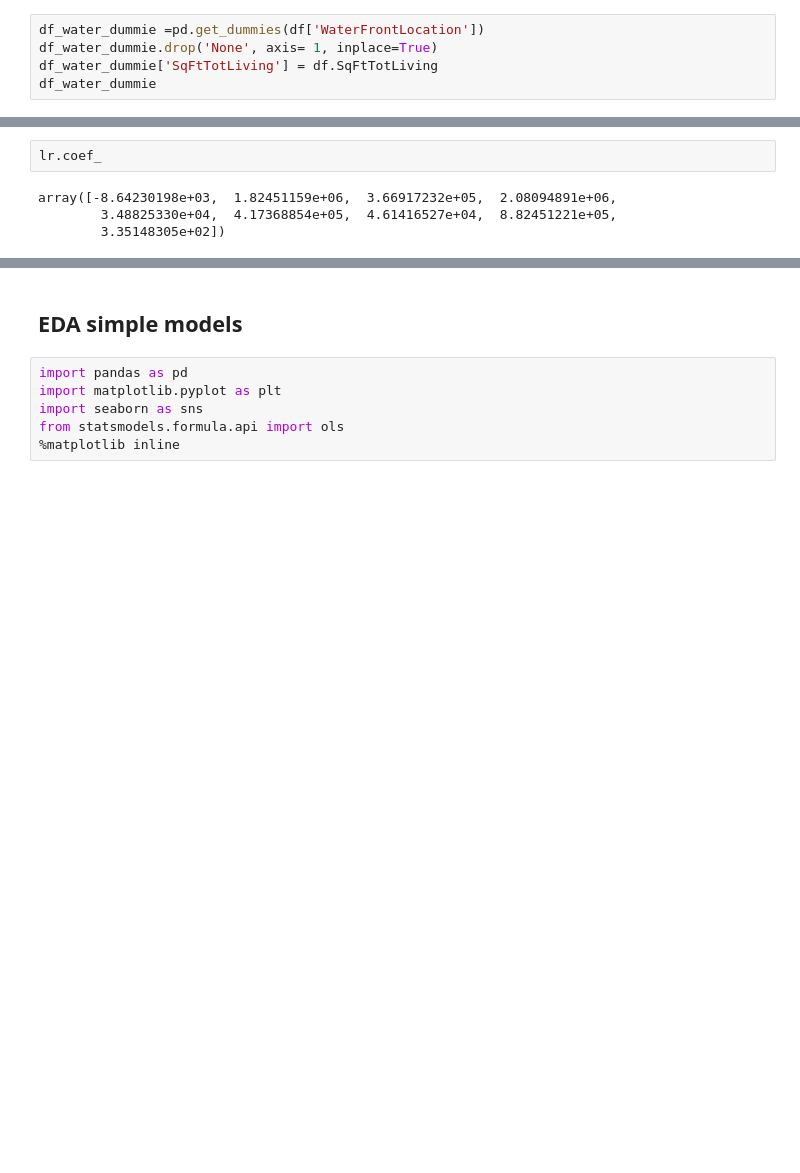
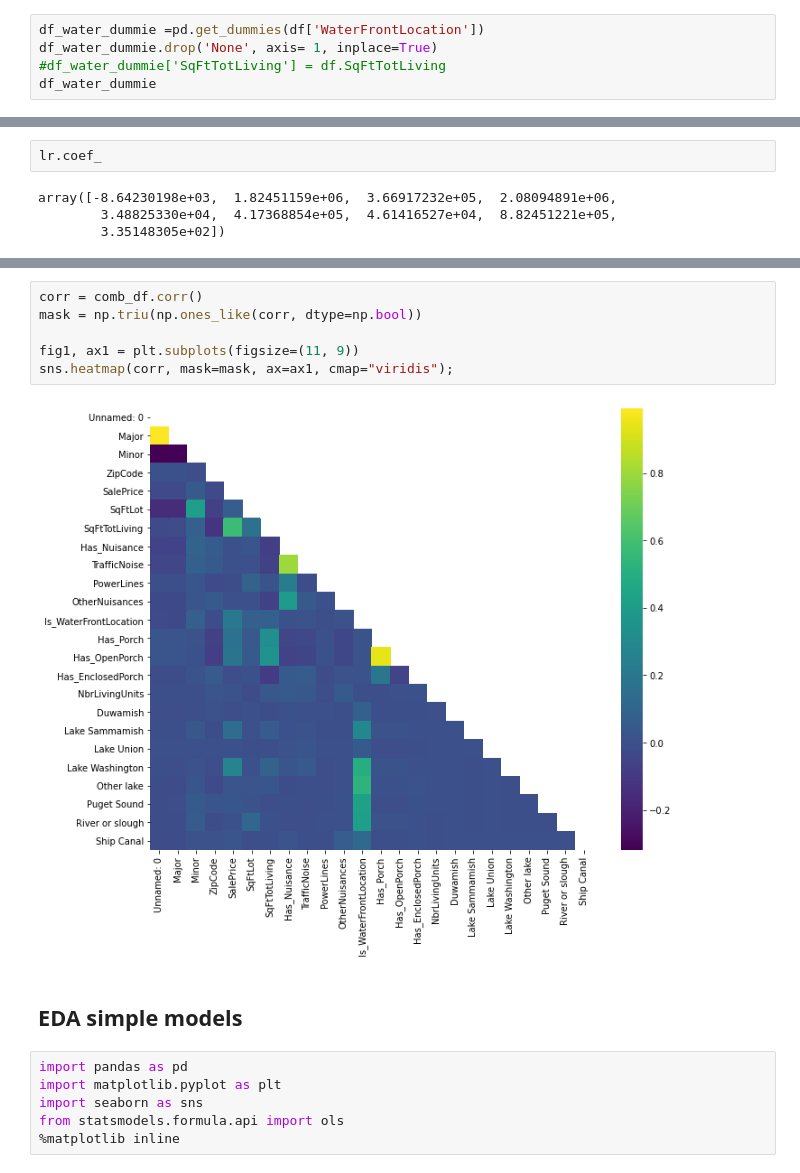
Before and after one commit to angelicacodes/phase_2_project_chicago-sf-seattle-ds-082420, a Jupyter notebook: notebooks/eda/Angelica_EDA2.ipynb, the cells around one changed output, grey strips where cells are left out. Saved outputs shown, nothing was run; the diff lists cells and outputs as text; blank space fills up the shorter version.

```diff
--- a/notebooks/eda/Angelica_EDA2.ipynb
+++ b/notebooks/eda/Angelica_EDA2.ipynb
@@ -189,7 +189,7 @@ df.head()
 # %%
 df_water_dummie =pd.get_dummies(df['WaterFrontLocation'])
 df_water_dummie.drop('None', axis= 1, inplace=True)
-df_water_dummie['SqFtTotLiving'] = df.SqFtTotLiving
+#df_water_dummie['SqFtTotLiving'] = df.SqFtTotLiving
 df_water_dummie
 # %% [output]
 |  | Duwamish | Lake Sammamish | Lake Union | Lake Washington | Other lake | Puget Sound | River or slough | ... |
@@ -252,3 +264,11 @@ sns.heatmap(corr, mask=mask, ax=ax1, cmap="viridis");
+# %%
+corr = comb_df.corr()
+mask = np.triu(np.ones_like(corr, dtype=np.bool))
+
+fig1, ax1 = plt.subplots(figsize=(11, 9))
+sns.heatmap(corr, mask=mask, ax=ax1, cmap="viridis");
+# %% [output]
+[figure, added]
 # %% [markdown]
 ## EDA simple models
 # %%
```
Also changed, not shown: parts of 32 cells of this notebook.
